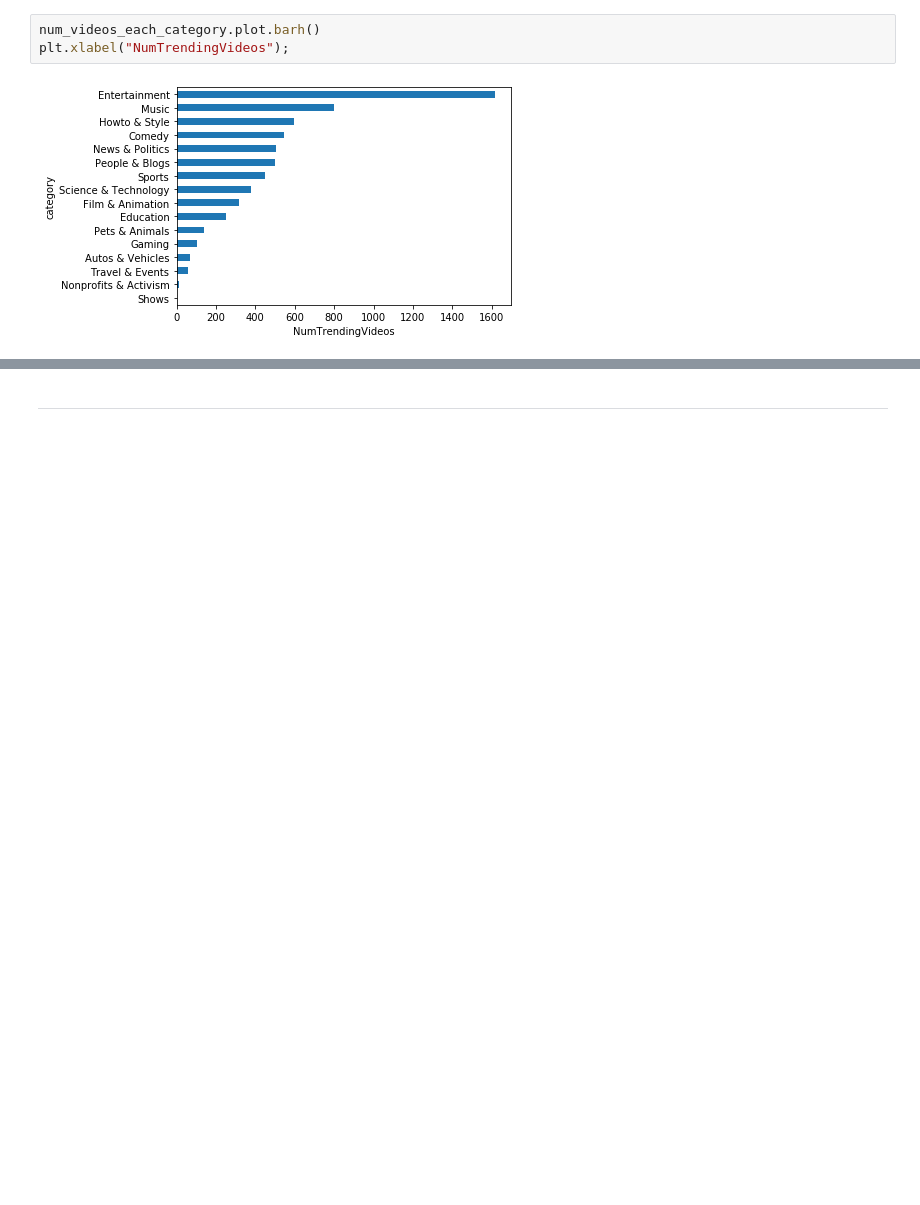
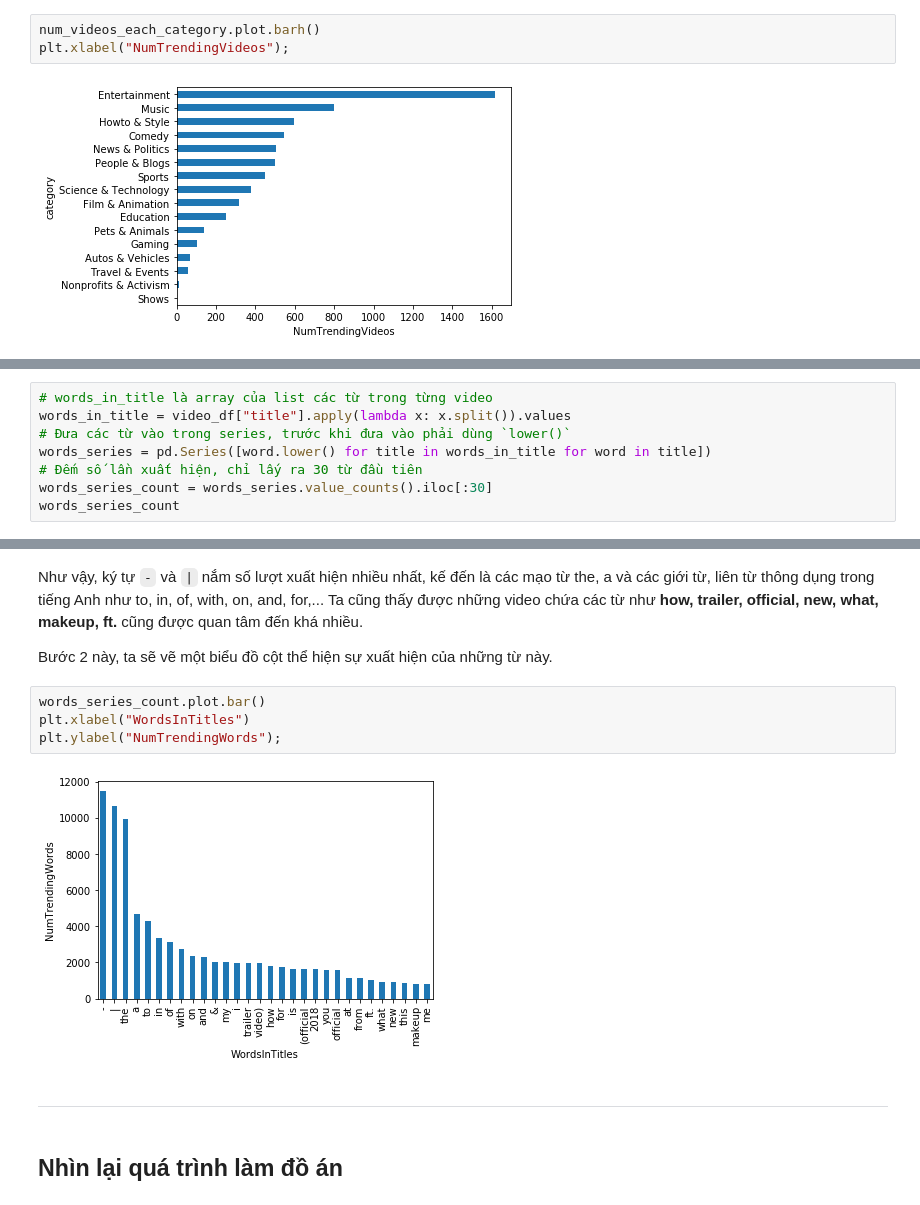
Before and after one commit to vhoaian/LTKHDL_CK, a Jupyter notebook: 1712265-VoHoaiAn.ipynb, the cells around one changed output, grey strips where cells are left out. Saved outputs shown, nothing was run; the diff lists cells and outputs as text; blank space fills up the shorter version.

```diff
--- a/1712265-VoHoaiAn.ipynb
+++ b/1712265-VoHoaiAn.ipynb
@@ -318,0 +350,8 @@ trending_taken_hrs.value_counts().iloc[:100].sort_index().plot.line()
+# %%
+# words_in_title là array của list các từ trong từng video
+words_in_title = video_df["title"].apply(lambda x: x.split()).values
+# Đưa các từ vào trong series, trước khi đưa vào phải dùng `lower()`
+words_series = pd.Series([word.lower() for title in words_in_title for word in title])
+# Đếm số lần xuất hiện, chỉ lấy ra 30 từ đầu tiên
+words_series_count = words_series.value_counts().iloc[:30]
+words_series_count
@@ -319,2 +376,15 @@ trending_taken_hrs.value_counts().iloc[:100].sort_index().plot.line()
+# %% [markdown]
+Như vậy, ký tự `-` và `|` nắm số lượt xuất hiện nhiều nhất, kế đến là các mạo từ the, a và các giới từ, liên từ thông dụng trong tiếng Anh như to, in, of, with, on, and, for,...
+Ta cũng thấy được những video chứa các từ như **how, trailer, official, new, what, makeup, ft.** cũng được quan tâm đến khá nhiều.
+
+Bước 2 này, ta sẽ vẽ một biểu đồ cột thể hiện sự xuất hiện của những từ này.
+# %%
+words_series_count.plot.bar()
+plt.xlabel("WordsInTitles")
+plt.ylabel("NumTrendingWords");
+# %% [output]
+[figure, added]
 # %% [markdown]
 ---
+# %% [markdown]
+## Nhìn lại quá trình làm đồ án
```
Also changed, not shown: parts of 18 cells of this notebook.
